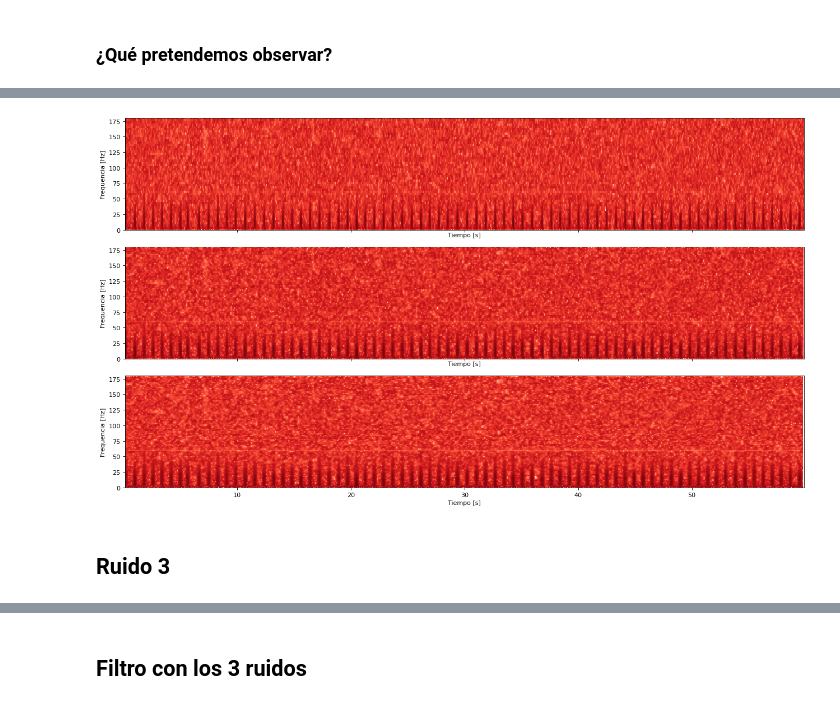
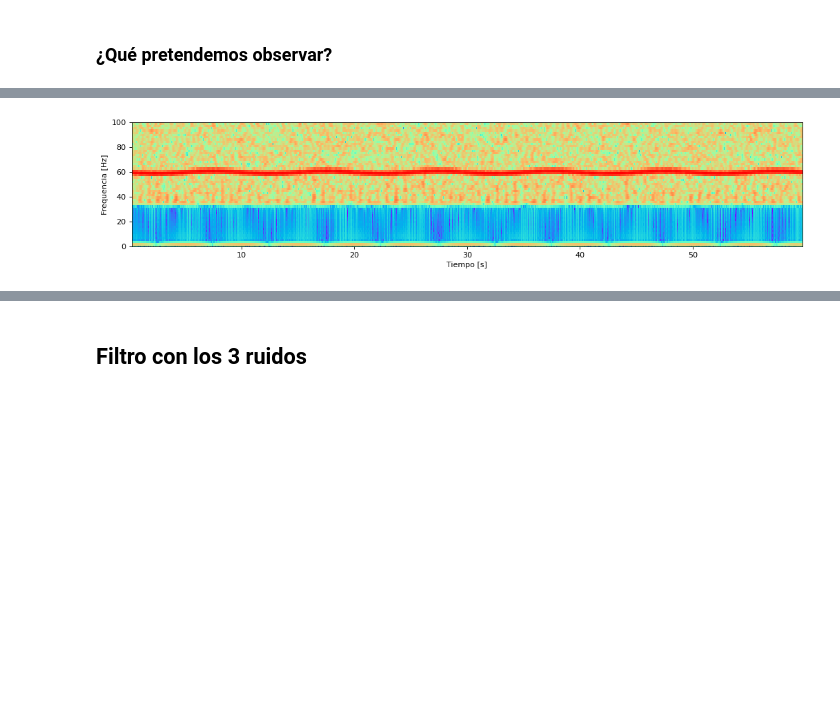
Before and after one commit to WildBenito/FiltroDeSe-ales, a Jupyter notebook: tarea2_info183.ipynb, the cells around one changed output, grey strips where cells are left out. Cells and saved outputs as stored; diff of their text form; code cells hidden in the pictures; blank space fills up the shorter version.

```diff
--- a/tarea2_info183.ipynb
+++ b/tarea2_info183.ipynb
@@ -229,24 +293,24 @@ for axs1, Nw in zip(axs1, [100, 150, 180]):
 # %%
-fc2,fc3 = 58.5,61.5 #frecuencia de corte ruido 2
+fc4,fc5 = 0.1,35 #frecuencia de corte ruido 3
 
-q = [Figure(plot_width=600, plot_height=200, toolbar_location="below") for k1 in range(2)]
+r = [Figure(plot_width=450, plot_height=200, toolbar_location="below") for k1 in range(2)]
 
-#filtro FIR para el Ruido 2
-h2 = scipy.signal.firwin(numtaps=co, cutoff=[fc2,fc3], pass_zero=False, window='hamming',fs=Fs)
-conv2 = scipy.signal.convolve(data, h2, mode='same', method='auto')
-signal2 = data - conv2
+#filtro FIR para el Ruido 3
+h3 = scipy.signal.firwin(numtaps=co, cutoff=[fc4,fc5], pass_zero=False, window='hamming',fs=Fs)
+conv3 = scipy.signal.convolve(data, h3, mode='same', method='direct')
+signal3 = data - conv3
 
-freq_fir2, response_fir2 = scipy.signal.freqz(h2, 1, fs=Fs)
-freq_fir2, delay_fir2 = scipy.signal.group_delay(system=(h2, 1), fs=Fs)
+freq_fir3, response_fir3 = scipy.signal.freqz(h3, fs=Fs)
+freq_fir3, delay_fir3 = scipy.signal.group_delay(system=(h3, 1), fs=Fs)
 
-q[0].line(freq_fir2, np.absolute(response_fir2), color=palette[1], line_width=3, legend_label="FIR RUIDO 2");
-q[1].line(freq_fir2, delay_fir2, color=palette[1], line_width=3, legend_label="FIR RUIDO 2");
+r[0].line(freq_fir3, np.absolute(response_fir3), color=palette[2], line_width=3, legend_label="FIR RUIDO 3");
+r[1].line(freq_fir3, delay_fir3, color=palette[2], line_width=3, legend_label="FIR RUIDO 3");
 
-q[1].xaxis.axis_label = 'Frecuencia [Hz]'
-q[0].yaxis.axis_label = '|H|'
-q[1].yaxis.axis_label = 'Desfase [º]'
+r[1].xaxis.axis_label = 'Frecuencia [Hz]'
+r[0].yaxis.axis_label = '|H|'
+r[1].yaxis.axis_label = 'Desfase [º]'
 
-show(column(q))
+show(row(r))
 # %% [output]
 [interactive output not drawn]
 [interactive output not drawn]
@@ -269,14 +333,11 @@ plt.show()
 # %%
-fig, axs2 = plt.subplots(3, 1, figsize=(16, 9), tight_layout=True, sharex=True, sharey=True)
+fig, axs3 = plt.subplots(1, 1, figsize=(13, 3), tight_layout=True, sharex=True, sharey=True)
 
 #queremos probar en diferentes tamaños de ventana para sacar el valor que más nos sirve
-for axs2, Nw in zip(axs2, [100, 150, 180]):
-    fre, tim, Sx = scipy.signal.spectrogram(signal2, fs=Fs, window=('kaiser', beta), nperseg=Nw, noverlap=Nw//1.1)
-    axs2.pcolormesh(tim, fre, np.log10(Sx+1e-10), cmap=plt.cm.Reds, shading='auto');
-    axs2.set_ylabel('Frequencia [Hz]');
-    axs2.set_xlabel('Tiempo [s]');
-    axs2.set_ylim([0, 180]);
+fre, tim, Sx = scipy.signal.spectrogram(signal3, fs=Fs, window=('kaiser', beta), nperseg=Nw, noverlap=Nw//1.1)
+axs3.pcolormesh(tim, fre, np.log10(Sx+1e-10), cmap=plt.cm.rainbow, shading='auto');
+axs3.set_ylabel('Frequencia [Hz]');
+axs3.set_xlabel('Tiempo [s]');
+axs3.set_ylim([0, 100]);
 # %% [output]
-[figure, old version]
+[figure, new version]
-# %% [markdown]
-## Ruido 3
```
Also changed, not shown: parts of 43 cells of this notebook.
